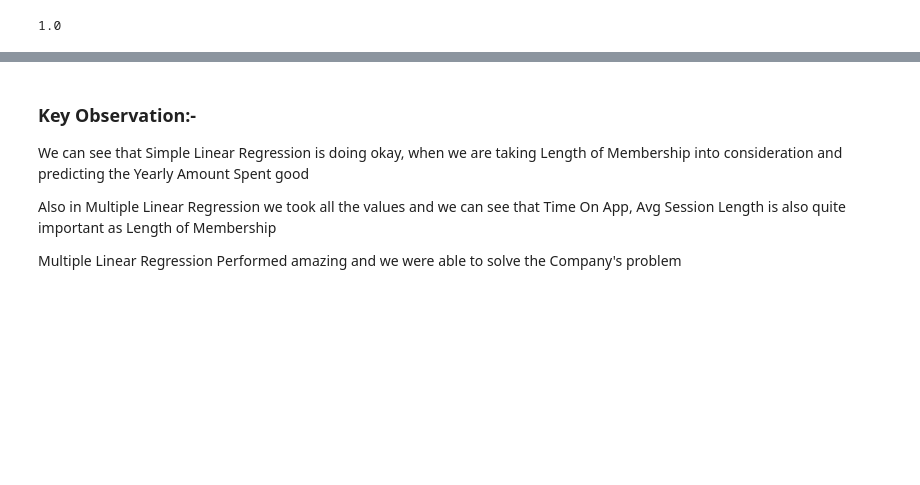
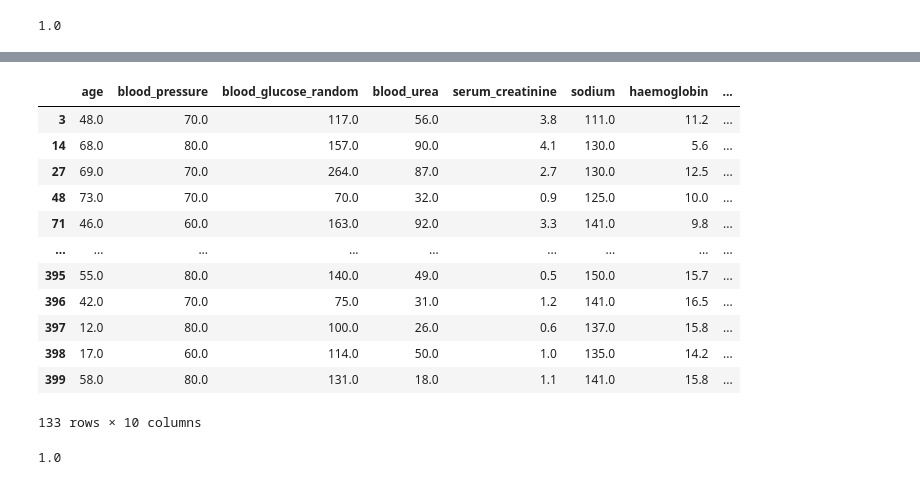
Before and after one commit to jonam-code/Machine-Learning-Laboratory, a Jupyter notebook: 3/Saturday/2020_02_04_ 2048015_Lab3.ipynb, the cells around one changed output, grey strips where cells are left out. Drawn from its saved outputs; the diff is of its cells as text; code cells hidden in the pictures; blank space fills up the shorter version.

```diff
--- a/3/Saturday/2020_02_04_ 2048015_Lab3.ipynb
+++ b/3/Saturday/2020_02_04_ 2048015_Lab3.ipynb
@@ -409,7 +402,19 @@ RMSE:  9.88036117867663e-16
-# %% [markdown]
-### Key Observation:-<br>
-We can see that Simple Linear Regression is doing okay, when we are taking Length of Membership into consideration and predicting the Yearly Amount Spent good
-
-Also in Multiple Linear Regression we took all the values and we can see that Time On App, Avg Session Length is also quite important as Length of Membership
-
-Multiple Linear Regression Performed amazing and we were able to solve the Company's problem
+# %%
+#Splitting into Training and Testing Data
+X=df_notnull.drop(['potassium'],axis=1)
+y=df_notnull[['red_blood_cell_count']]
+X
+# %% [output]
+|  | age | blood_pressure | blood_glucose_random | blood_urea | serum_creatinine | sodium | haemoglobin | ... |
+| 3 | 48.0 | 70.0 | 117.0 | 56.0 | 3.8 | 111.0 | 11.2 | ... |
+| 14 | 68.0 | 80.0 | 157.0 | 90.0 | 4.1 | 130.0 | 5.6 | ... |
+| 27 | 69.0 | 70.0 | 264.0 | 87.0 | 2.7 | 130.0 | 12.5 | ... |
+| 48 | 73.0 | 70.0 | 70.0 | 32.0 | 0.9 | 125.0 | 10.0 | ... |
+| 71 | 46.0 | 60.0 | 163.0 | 92.0 | 3.3 | 141.0 | 9.8 | ... |
+| ... | ... | ... | ... | ... | ... | ... | ... | ... |
+| 395 | 55.0 | 80.0 | 140.0 | 49.0 | 0.5 | 150.0 | 15.7 | ... |
+| 396 | 42.0 | 70.0 | 75.0 | 31.0 | 1.2 | 141.0 | 16.5 | ... |
+| 397 | 12.0 | 80.0 | 100.0 | 26.0 | 0.6 | 137.0 | 15.8 | ... |
+| 398 | 17.0 | 60.0 | 114.0 | 50.0 | 1.0 | 135.0 | 14.2 | ... |
+| 399 | 58.0 | 80.0 | 131.0 | 18.0 | 1.1 | 141.0 | 15.8 | ... |
+133 rows × 10 columns
@@ -415,0 +424,10 @@ Multiple Linear Regression Performed amazing and we were able to solve the Compa
+# %%
+from sklearn.linear_model import LinearRegression
+
+multi_lr=LinearRegression()
+multi_lr.fit(X_train,y_train)
+
+#Training Accuracy
+multi_lr.score(X_train,y_train)
+# %% [output]
+1.0
```
Also changed, not shown: parts of 24 cells of this notebook, 1 other file.
